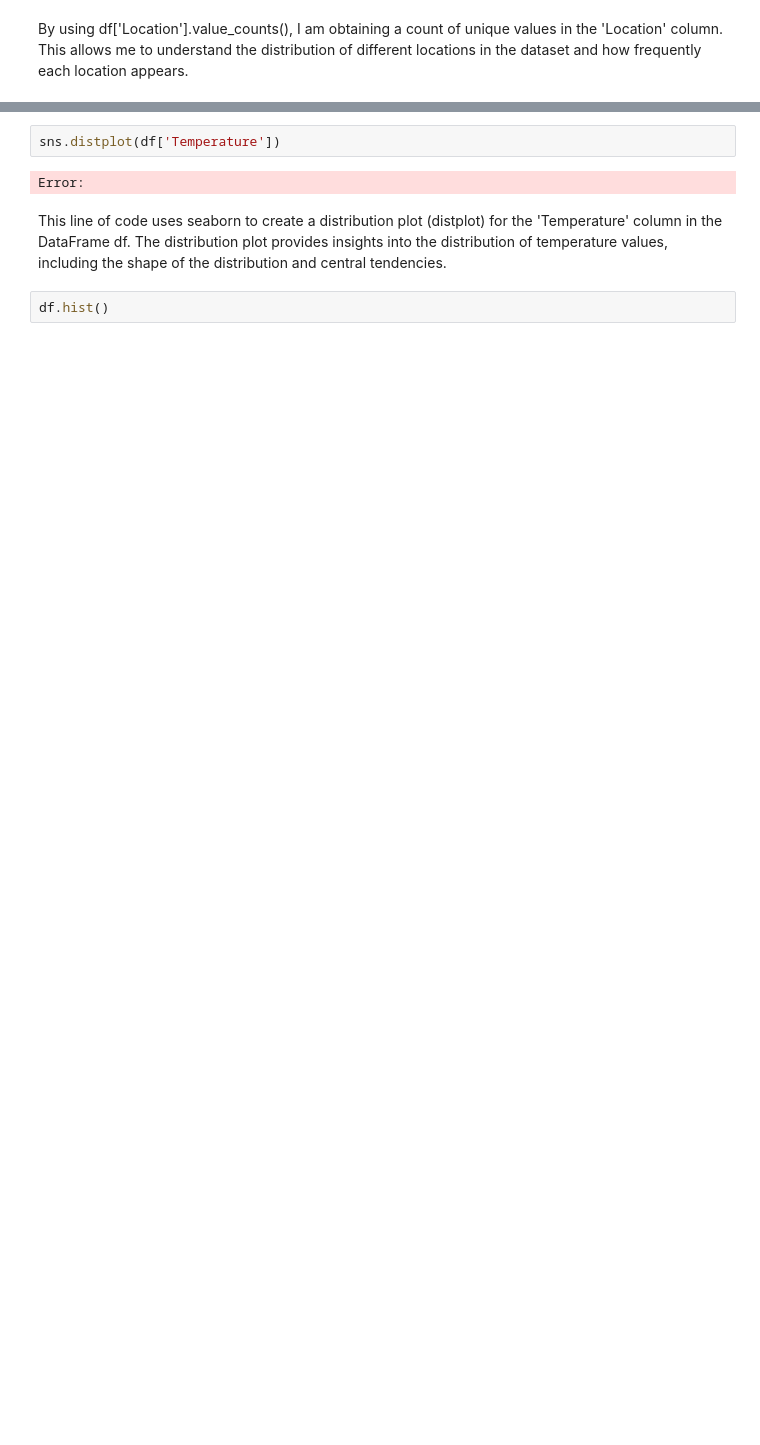
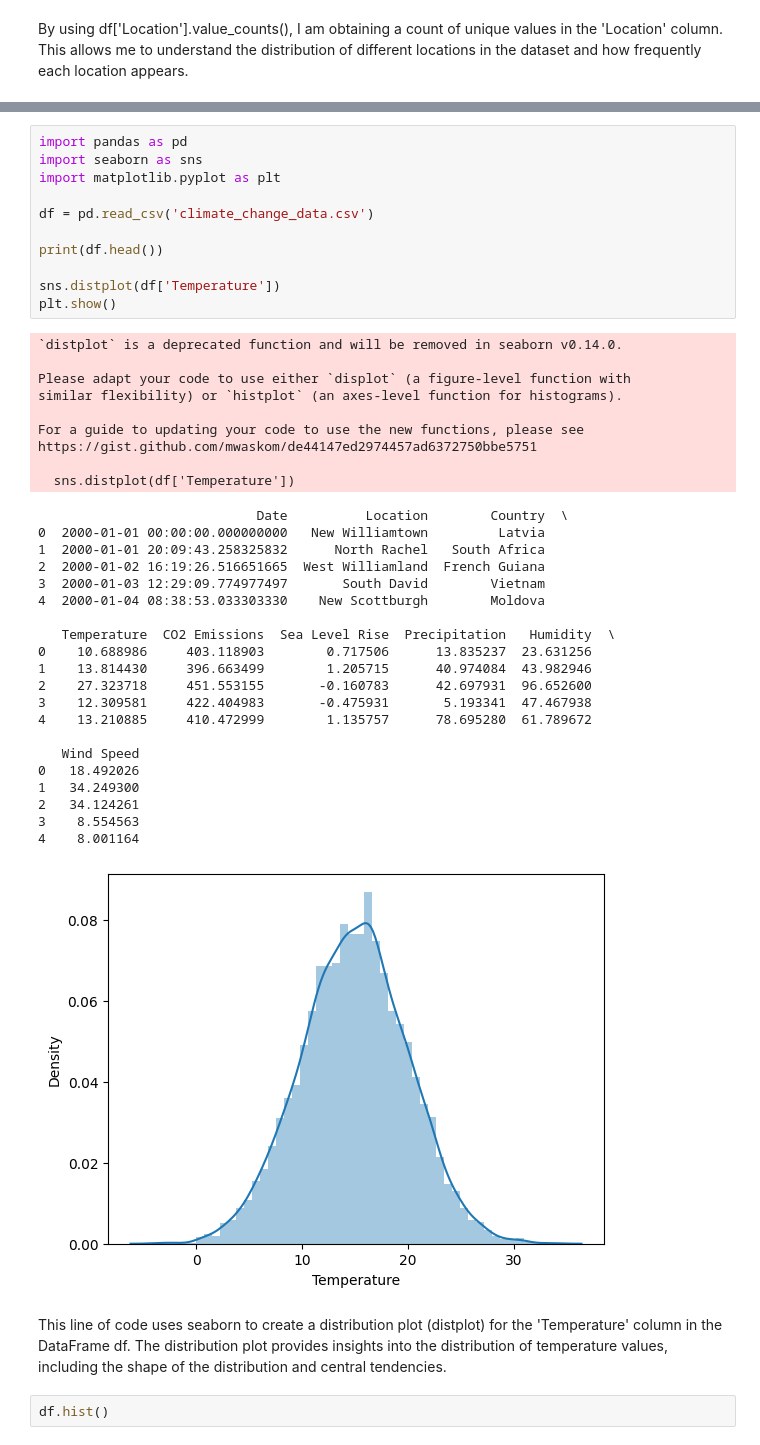
Before and after one commit to AnaFMello/Project-2-PFDA, a Jupyter notebook: climate_change.ipynb, the cells around one changed output, grey strips where cells are left out. Cells and saved outputs as stored; diff of their text form; blank space fills up the shorter version.

Commit message:
Updating

```diff
--- a/climate_change.ipynb
+++ b/climate_change.ipynb
@@ -72,7 +188,45 @@ Error:
 # %%
+import pandas as pd
+import seaborn as sns
+import matplotlib.pyplot as plt
+
+df = pd.read_csv('climate_change_data.csv')
+
+print(df.head())
+
 sns.distplot(df['Temperature'])
+plt.show()
 # %% [output]
-Error:
+`distplot` is a deprecated function and will be removed in seaborn v0.14.0.
+
+Please adapt your code to use either `displot` (a figure-level function with
+similar flexibility) or `histplot` (an axes-level function for histograms).
+
+For a guide to updating your code to use the new functions, please see
+https://gist.github.com/mwaskom/de44147ed2974457ad6372750bbe5751
+
+  sns.distplot(df['Temperature'])
+                            Date          Location        Country  \
+0  2000-01-01 00:00:00.000000000   New Williamtown         Latvia
+1  2000-01-01 20:09:43.258325832      North Rachel   South Africa
+2  2000-01-02 16:19:26.516651665  West Williamland  French Guiana
+3  2000-01-03 12:29:09.774977497       South David        Vietnam
+4  2000-01-04 08:38:53.033303330    New Scottburgh        Moldova
+
+   Temperature  CO2 Emissions  Sea Level Rise  Precipitation   Humidity  \
+0    10.688986     403.118903        0.717506      13.835237  23.631256
+1    13.814430     396.663499        1.205715      40.974084  43.982946
+2    27.323718     451.553155       -0.160783      42.697931  96.652600
+3    12.309581     422.404983       -0.475931       5.193341  47.467938
+4    13.210885     410.472999        1.135757      78.695280  61.789672
+
+   Wind Speed
+0   18.492026
+1   34.249300
+2   34.124261
+3    8.554563
+4    8.001164
+[figure, added]
 # %% [markdown]
 This line of code uses seaborn to create a distribution plot (distplot) for the 'Temperature' column in the DataFrame df. The distribution plot provides insights into the distribution of temperature values, including the shape of the distribution and central tendencies.
 # %%
```
Also changed, not shown: parts of 31 cells of this notebook.
